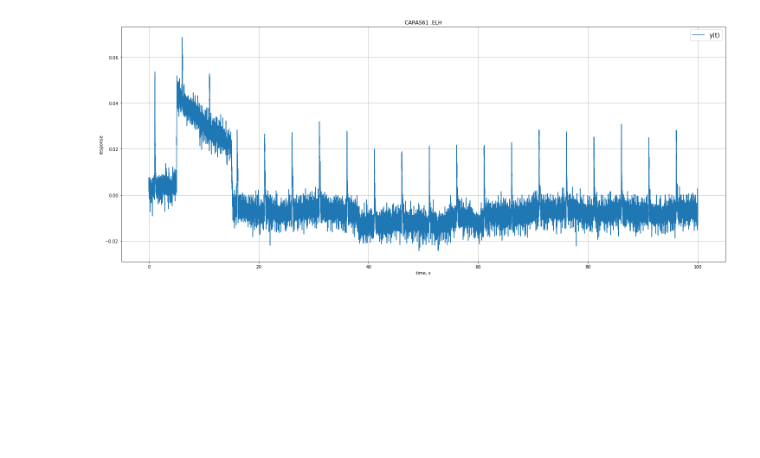
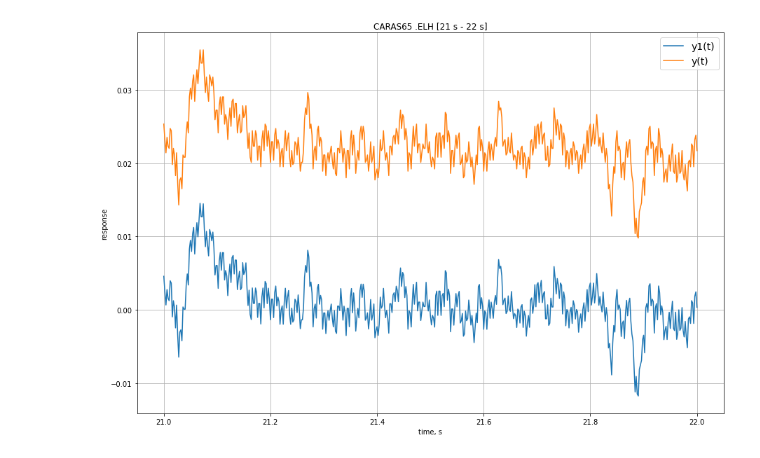
Before and after one commit to AndreiZherder/adaptation-memory, a Jupyter notebook: carassius.ipynb, the cells around one changed output. Saved outputs shown, nothing was run; the diff lists cells and outputs as text; code cells hidden in the pictures; blank space fills up the shorter version.

```diff
--- a/carassius.ipynb
+++ b/carassius.ipynb
@@ -70,0 +41,17 @@ len(power_spectrum) 175001
+# %%
+from scipy.signal import butter, lfilter
+
+nyq = 0.5 * fs
+low_cutoff = 0.1
+low_cutoff = low_cutoff / nyq
+b, a = butter(2, low_cutoff, btype='highpass', analog=False)
+filtered = lfilter(b, a, signal)
+fig, ax = plt.subplots()
+ax.plot(t, filtered, label='filtered(t)')
+fig.set_figwidth(15)
+fig.set_figheight(5)
+ax.set_xlabel('time, s')
+ax.set_ylabel('response')
+ax.set_title(f'{filename} - filtered with butterworth 2nd order highpass filter with cuttoff frequency - 0.1 Hz')
+ax.legend(prop={"size": 14})
+ax.grid()
@@ -71,12 +60,15 @@ len(power_spectrum) 175001
 # %%
 fig, ax = plt.subplots()
-ax.plot(t[0 * freq:100 * freq], y[0 * freq:100 * freq], label='y(t)')
-fig.set_figwidth(25)
+start_time = 21
+end_time = 22
+ax.plot(t[start_time * fs:end_time * fs + 1], filtered[start_time * fs:end_time * fs + 1], label='y1(t)')
+ax.plot(t[start_time * fs:end_time * fs + 1], signal[start_time * fs:end_time * fs + 1], label='y(t)')
+fig.set_figwidth(15)
 fig.set_figheight(10)
 ax.set_xlabel('time, s')
 ax.set_ylabel('response')
-ax.set_title(filename)
+ax.set_title(f'{filename} [{start_time} s - {end_time} s]')
 ax.legend(prop={"size": 14})
 ax.grid()
 # %% [output]
-[figure, old version]
+[figure, new version]
```
Also changed, not shown: parts of 6 cells of this notebook.
